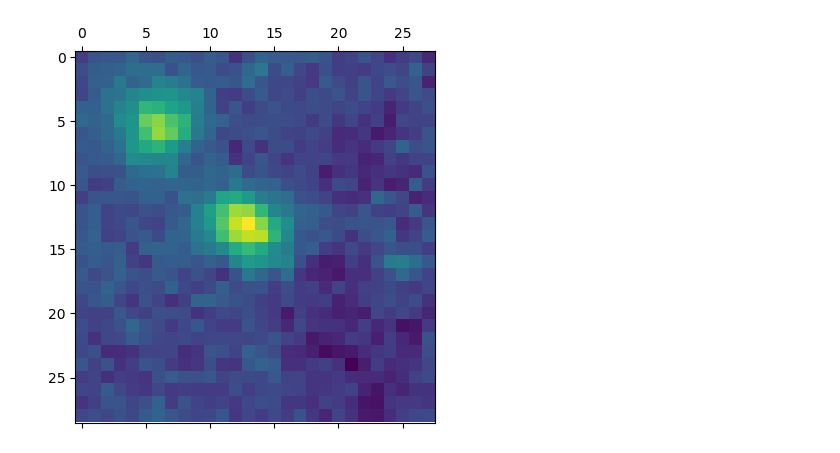
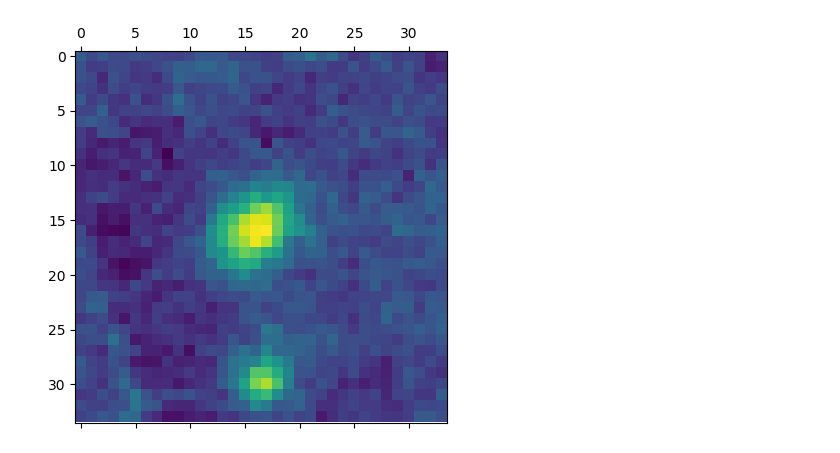
Before and after one commit to ritobanrc/Astronomy, a Jupyter notebook: Better Edge Detection.ipynb, the cells around one changed output. Drawn from its saved outputs; the diff is of its cells as text; code cells hidden in the pictures.

```diff
--- a/Better Edge Detection.ipynb
+++ b/Better Edge Detection.ipynb
@@ -12,15 +12,15 @@ from math import floor
 # %%
 files = os.listdir('./spectra/')
 #print(files)
-file = files[3]
+file = files[2]
 hdu_list = fits.open('./spectra/' + file)
 cube = hdu_list[0].data
 image = np.sum(cube, axis=0)
 
 plt.matshow(image)
 plt.show()
 # %% [output]
-[figure, old version]
+[figure, new version]
 # %%
 from skimage.filters import threshold_otsu
 
```
Also changed, not shown: parts of 3 cells of this notebook.
